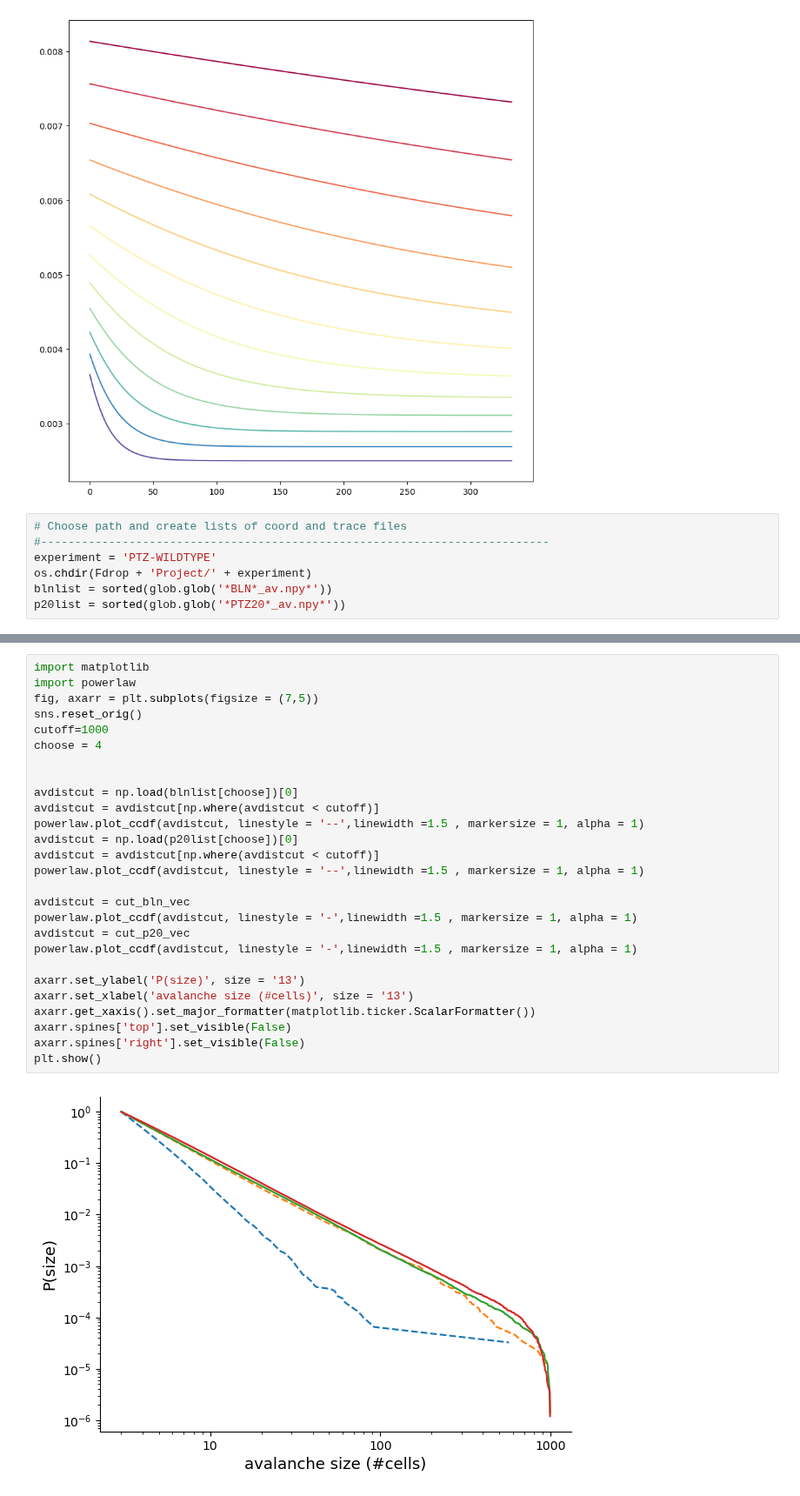
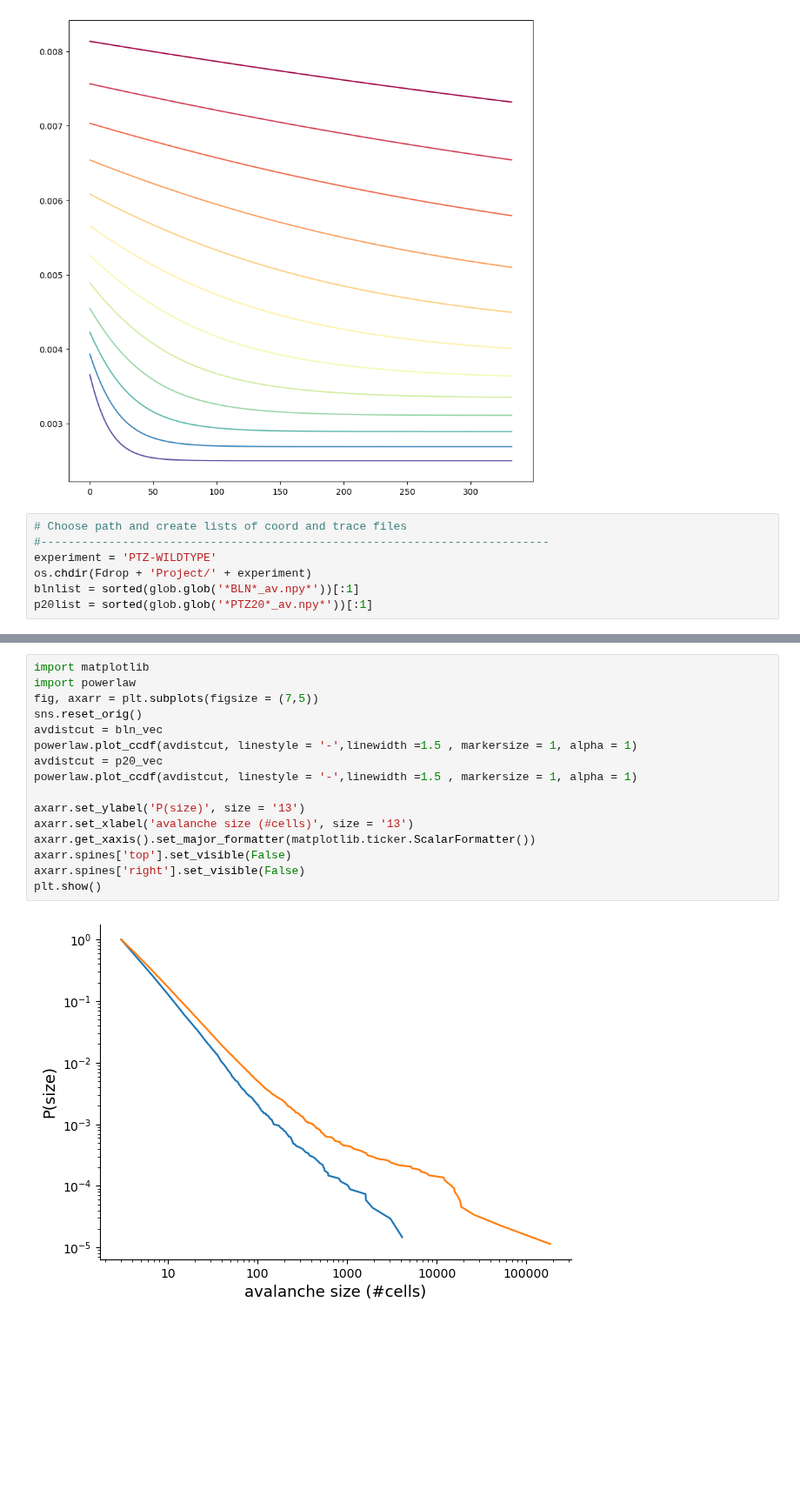
Before and after one commit to dafishcode/suite2p_analysis_py, a Jupyter notebook: Misc1.ipynb, the cells around one changed output, grey strips where cells are left out. Shown at 87% size. Drawn from its saved outputs; the diff is of its cells as text; blank space fills up the shorter version.

```diff
--- a/Misc1.ipynb
+++ b/Misc1.ipynb
@@ -94,5 +93,5 @@ plt.show()
 #---------------------------------------------------------------------------
 experiment = 'PTZ-WILDTYPE'
 os.chdir(Fdrop + 'Project/' + experiment)
-blnlist = sorted(glob.glob('*BLN*_av.npy*'))
-p20list = sorted(glob.glob('*PTZ20*_av.npy*'))
+blnlist = sorted(glob.glob('*BLN*_av.npy*'))[:1]
+p20list = sorted(glob.glob('*PTZ20*_av.npy*'))[:1]
@@ -111,32 +111,21 @@ cut_p20_vec = p20_vec[np.where(p20_vec < cutoff)]
 # %%
 import matplotlib
 import powerlaw
 fig, axarr = plt.subplots(figsize = (7,5))
 sns.reset_orig()
-cutoff=1000
-choose = 4
-
-
-avdistcut = np.load(blnlist[choose])[0]
-avdistcut = avdistcut[np.where(avdistcut < cutoff)]
-powerlaw.plot_ccdf(avdistcut, linestyle = '--',linewidth =1.5 , markersize = 1, alpha = 1)
-avdistcut = np.load(p20list[choose])[0]
-avdistcut = avdistcut[np.where(avdistcut < cutoff)]
-powerlaw.plot_ccdf(avdistcut, linestyle = '--',linewidth =1.5 , markersize = 1, alpha = 1)
-
-avdistcut = cut_bln_vec
+avdistcut = bln_vec
 powerlaw.plot_ccdf(avdistcut, linestyle = '-',linewidth =1.5 , markersize = 1, alpha = 1)
-avdistcut = cut_p20_vec
+avdistcut = p20_vec
 powerlaw.plot_ccdf(avdistcut, linestyle = '-',linewidth =1.5 , markersize = 1, alpha = 1)
 
 axarr.set_ylabel('P(size)', size = '13')
 axarr.set_xlabel('avalanche size (#cells)', size = '13')
 axarr.get_xaxis().set_major_formatter(matplotlib.ticker.ScalarFormatter())
 axarr.spines['top'].set_visible(False)
 axarr.spines['right'].set_visible(False)
 plt.show()
 # %% [output]
-[figure, old version]
+[figure, new version]
 # %%
 #Calculate number of simulatons to do - to have 95% chance of generating maximum avalanche
 def num_sims(empirical, cutoff):
```
Also changed, not shown: parts of 20 cells of this notebook, 2 other files.
